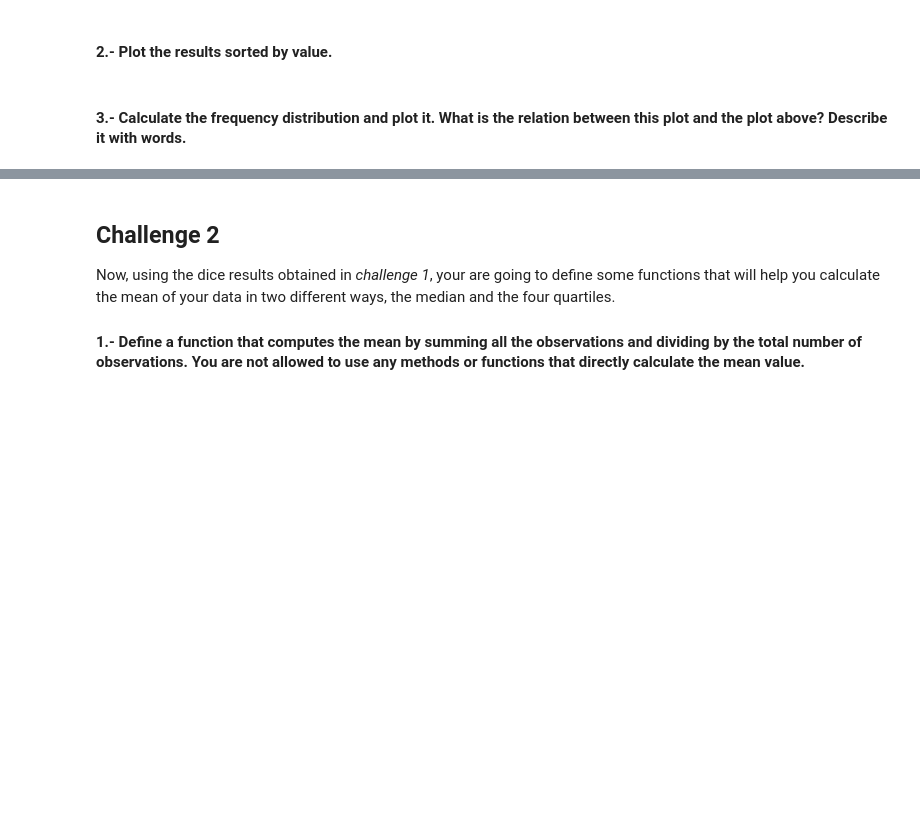
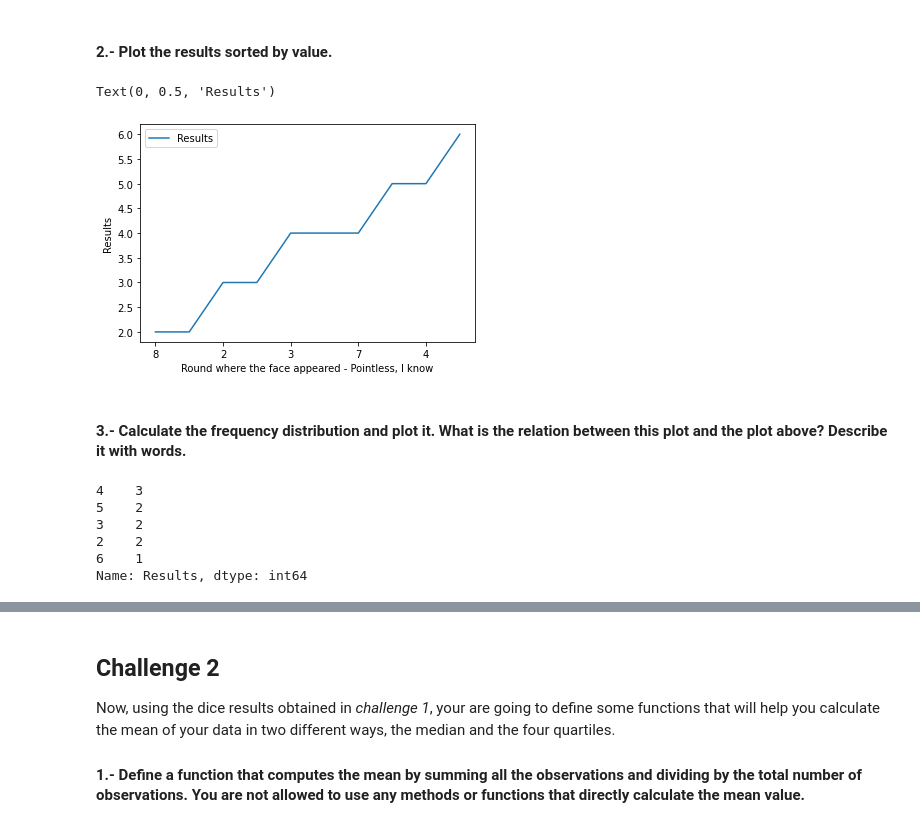
Before and after one commit to Arthur-Lapeyrere/248_Repo, a Jupyter notebook: Labs/module_2/Descriptive-Stats/your-code/main.ipynb, the cells around one changed output, grey strips where cells are left out. Cells and saved outputs as stored; diff of their text form; code cells hidden in the pictures; blank space fills up the shorter version.

```diff
--- a/Labs/module_2/Descriptive-Stats/your-code/main.ipynb
+++ b/Labs/module_2/Descriptive-Stats/your-code/main.ipynb
@@ -12,0 +14,11 @@ Import the necessary libraries here:
+# %%
+def rolling_10():
+    list=[]
+    for i in range(10):
+        n=np.random.randint(1,7)
+        list.append(n)
+    return list
+
+index = ['1', '2','3','4','5','6','7','8','9','10']
+columns = ['Results']
+df = pd.DataFrame(rolling_10(), index=index, columns=columns)
@@ -17,2 +41,9 @@ Import the necessary libraries here:
+# %%
+df.sort_values(by=['Results']).plot()
+plt.xlabel('Round where the face appeared - Pointless, I know')
+plt.ylabel('Results')
+# %% [output]
+Text(0, 0.5, 'Results')
+[figure, added]
 # %% [markdown]
 #### 3.- Calculate the frequency distribution and plot it. What is the relation between this plot and the plot above? Describe it with words.
@@ -24,0 +50,10 @@ your comments here
+# %%
+df2 = df.Results.value_counts()
+df2
+# %% [output]
+4    3
+5    2
+3    2
+2    2
+6    1
+Name: Results, dtype: int64
```
Also changed, not shown: parts of 37 cells of this notebook, 6 other files.
